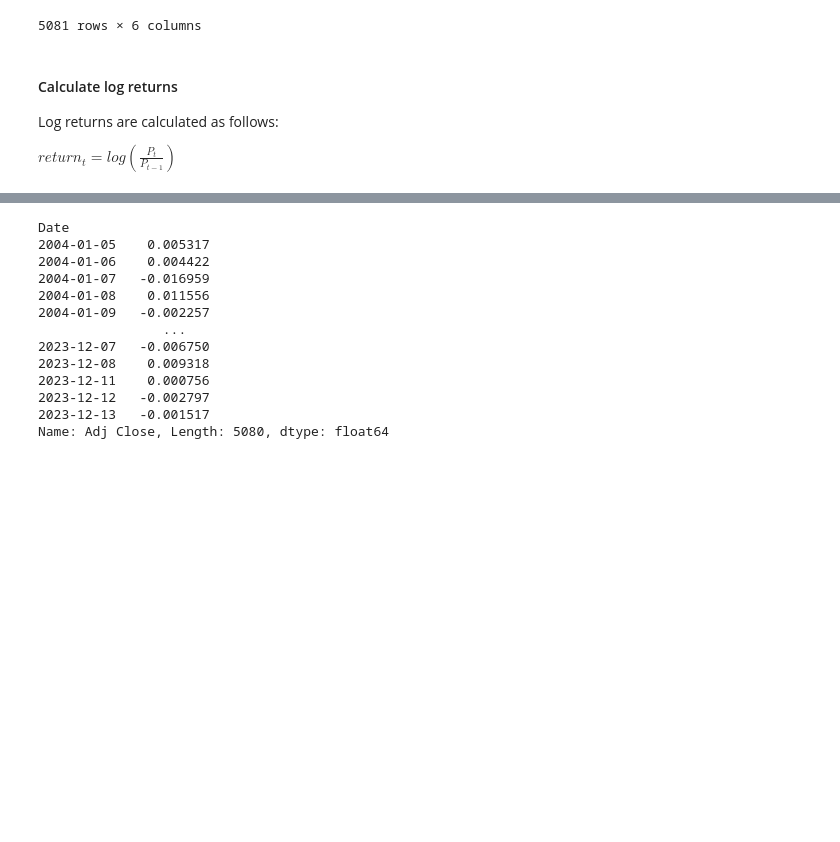
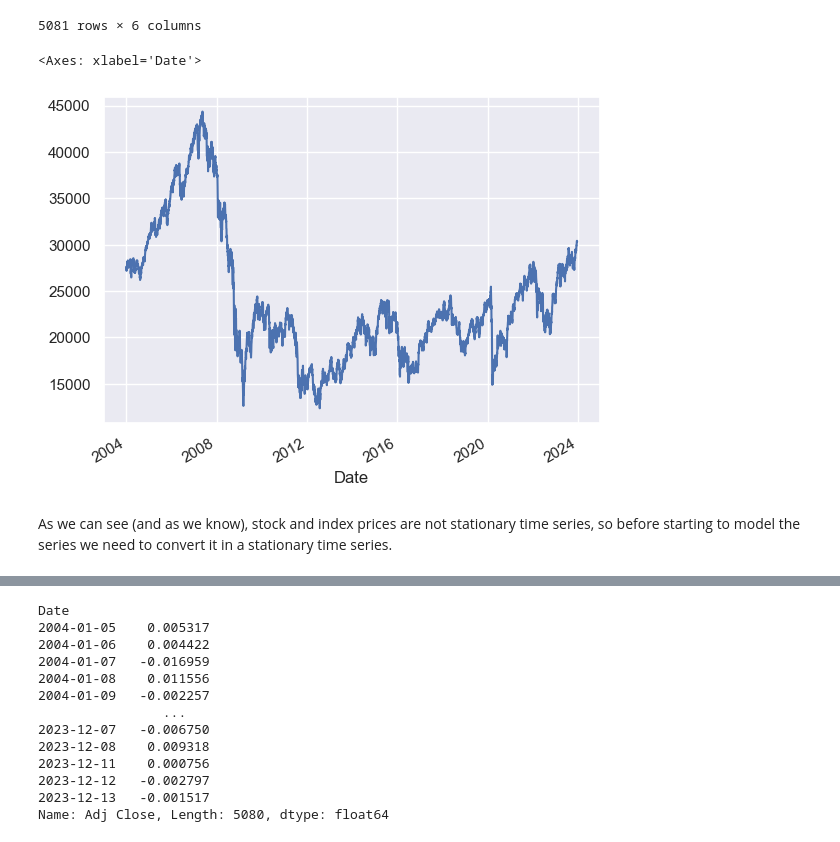
Before and after one commit to tommasograndi/market-vol-forecasting-with-GARCH-models, a Jupyter notebook: notebook copy.ipynb, the cells around one changed output, grey strips where cells are left out. Cells and saved outputs as stored; diff of their text form; code cells hidden in the pictures; blank space fills up the shorter version.

```diff
--- a/notebook copy.ipynb
+++ b/notebook copy.ipynb
@@ -48,9 +54,10 @@ df
 | 2023-12-12 | 30501.0 | 30571.0 | 30341.0 | 30342.0 | 30342.0 | 428779800 |
 | 2023-12-13 | 30357.0 | 30466.0 | 30294.0 | 30296.0 | 30296.0 | 471257900 |
 5081 rows × 6 columns
-# %% [markdown]
-#### Calculate log returns
-
-Log returns are calculated as follows:
-
-$return_t = log(\frac{P_t}{P_{t-1}})$
+# %%
+df['Adj Close'].plot()
+# %% [output]
+<Axes: xlabel='Date'>
+[figure, added]
+# %% [markdown]
+As we can see (and as we know), stock and index prices are not stationary time series, so before starting to model the series we need to convert it in a stationary time series.
```
Also changed, not shown: parts of 36 cells of this notebook, 2 other files.
